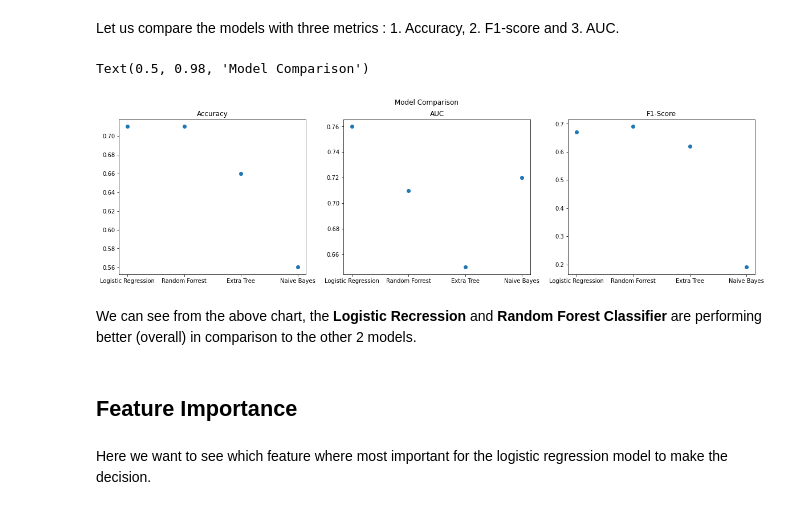
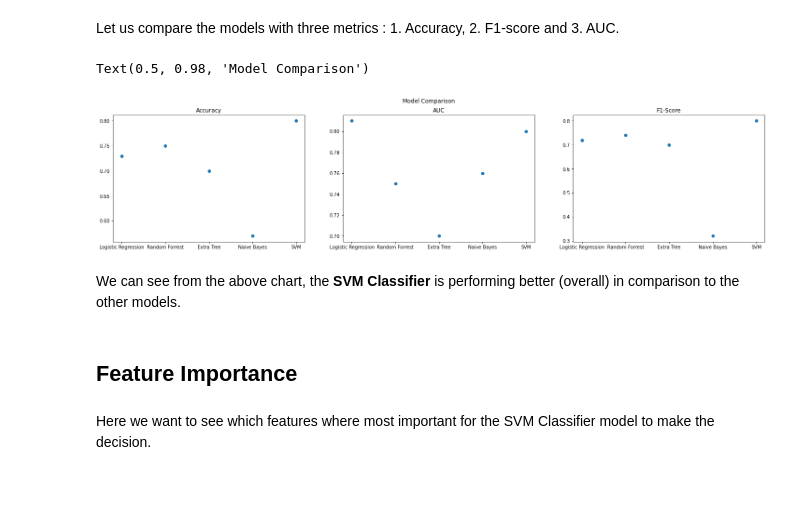
Before and after one commit to kimianoorbakhsh/Machine-Learning-CE717, a Jupyter notebook: Project/Clinical_Data_Analysis.ipynb, the cells around one changed output. Saved outputs shown, nothing was run; the diff lists cells and outputs as text; code cells hidden in the pictures.

```diff
--- a/Project/Clinical_Data_Analysis.ipynb
+++ b/Project/Clinical_Data_Analysis.ipynb
@@ -385,11 +379,12 @@ final_data.head()
 # %% [markdown]
 ## Train/Test Split
 # %%
+np.random.seed(0)
 icu = final_data.copy()
 columns = final_data.columns
 X = icu[columns].drop(['ICU'], axis=1)
 y = icu['ICU']
-X_train, X_test, y_train, y_test = train_test_split(X, y, test_size= 0.2, stratify=y)
+X_train, X_test, y_train, y_test = train_test_split(X, y, test_size= 0.3, stratify=y, random_state= 0)
 print("X_train shape:", X_train.shape)
 print("X_test shape:", X_test.shape)
 print("y_train shape:", y_test.shape)
@@ -428,7 +424,7 @@ Here we want to try the random forrest classifier. In order to find the best par
 # %% [markdown]
 **Hyperparameter Tunning**
 # %%
-parameters = {'n_estimators':[5,10,20], 'criterion':['entropy', 'gini'], 'max_depth':range(1, 15), 'max_features':['sqrt','log2', 'auto'], 'bootstrap': ['True', 'False']}
+parameters = {'n_estimators':[5,10,20], 'criterion':['entropy', 'gini'], 'max_depth':range(1, 25), 'max_features':['sqrt','log2', 'auto'], 'bootstrap': ['True', 'False']}
 
 grid_search_cv = GridSearchCV(RandomForestClassifier(), parameters, scoring = 'f1')
 grid_search_cv.fit(X_train, y_train)
@@ -527,0 +531,4 @@ f1-score: 0.19
+# %%
+parameters = {'C': [0.01, 1, 5], 'coef0': [1.0, 5.0, 10.0], 'degree': [1,2,3,4,5], 'gamma': ['scale', 'auto', 0.1, 1], 'probability': [True, False]}
+grid_search_cv = GridSearchCV(SVC(),parameters, scoring = 'f1', cv=10)
+grid_search_cv.fit(X_train, y_train)
@@ -527,0 +552,12 @@ f1-score: 0.19
+# %%
+best = grid_search_cv.best_estimator_
+svm_model = SVC(C=best.C, coef0=best.coef0, degree=best.degree, gamma=best.gamma, kernel='linear', random_state= 0)
+svm_model.fit(X_train,y_train)
+pred = svm_model.predict(X_test)
+svm_accuracy = accuracy_score(y_test, pred).round(2)
+svm_AUC = roc_auc_score(y_test, pred).round(2)
+svm_f1 =  f1_score(y_test, pred).round(2)
+models_results['SVM'] = (svm_accuracy, svm_AUC, svm_f1)
+print('Accuracy: ', svm_accuracy)
+print('AUC: ', svm_AUC)
+print('f1-score:', svm_f1)
@@ -534,27 +574,27 @@ Let us compare the models with three metrics : 1. Accuracy, 2. F1-score and 3. A
 # %%
 names = list(models_results.keys())
 values1 = []
 values2 = []
 values3 = []
 for value in models_results.values():
   values1.append(value[0])
   values2.append(value[1])
   values3.append(value[2])
 
-fig, axs = plt.subplots(1, 3, figsize=(20, 5))
+fig, axs = plt.subplots(1, 3, figsize=(25, 5))
 axs[0].scatter(names, values1)
 axs[0].title.set_text('Accuracy')
 axs[1].scatter(names, values2)
 axs[1].title.set_text('AUC')
 axs[2].scatter(names, values3)
 axs[2].title.set_text('F1-Score')
 fig.suptitle('Model Comparison')
 # %% [output]
 Text(0.5, 0.98, 'Model Comparison')
-[figure, old version]
+[figure, new version]
 # %% [markdown]
-We can see from the above chart, the **Logistic Recression** and **Random Forest Classifier** are performing better (overall) in comparison to the other 2 models.
+We can see from the above chart, the **SVM Classifier** is performing better (overall) in comparison to the other models.
 # %% [markdown]
 ## Feature Importance
 # %% [markdown]
-Here we want to see which feature where most important for the logistic regression model to make the decision.
+Here we want to see which features where most important for the SVM Classifier model to make the decision.
```
Also changed, not shown: parts of 41 cells of this notebook.
